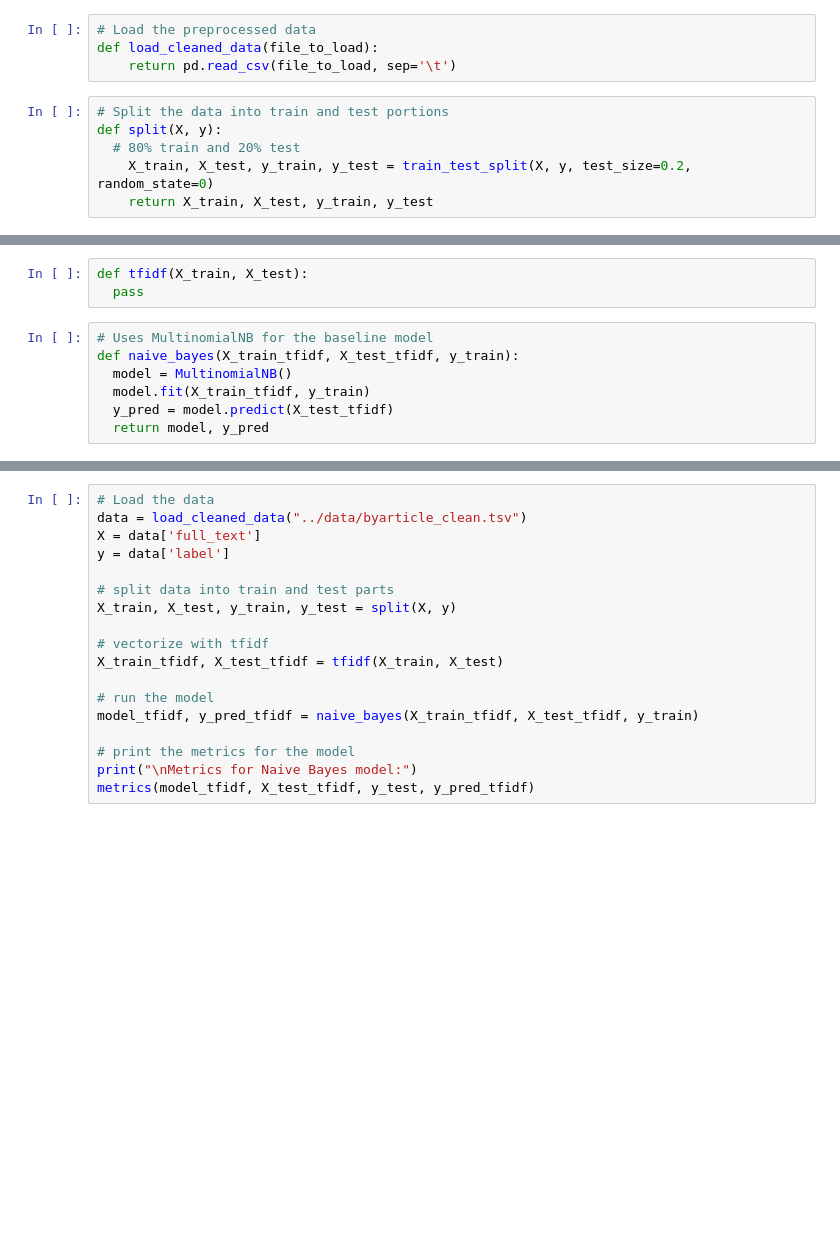
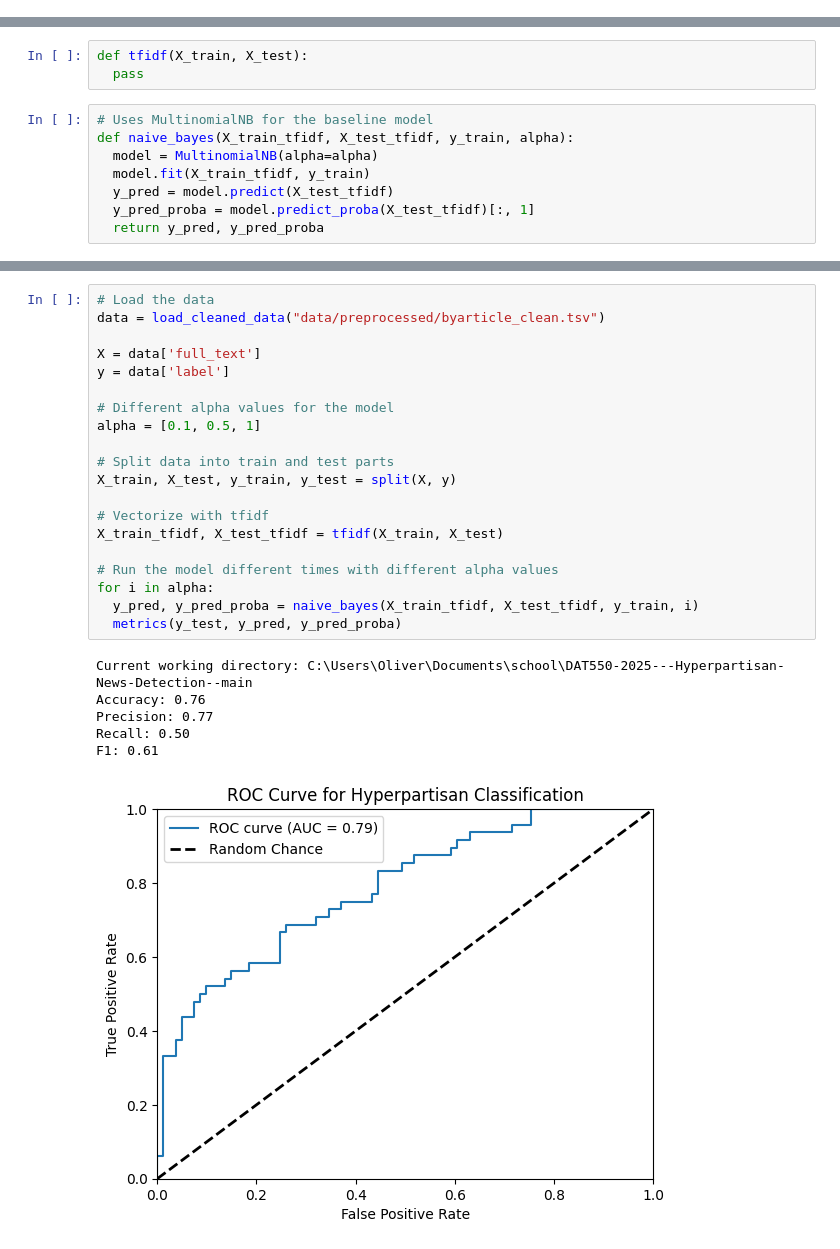
Before and after one commit to badaa002/DAT550-2025---Hyperpartisan-News-Detection-, a Jupyter notebook: notebooks/NaiveBayesModel.ipynb, the cells around one changed output, grey strips where cells are left out. Drawn from its saved outputs; the diff is of its cells as text; blank space fills up the shorter version.

```diff
--- a/notebooks/NaiveBayesModel.ipynb
+++ b/notebooks/NaiveBayesModel.ipynb
@@ -7,10 +0,0 @@ import pandas as pd
-# %%
-# Load the preprocessed data
-def load_cleaned_data(file_to_load):
-    return pd.read_csv(file_to_load, sep='\t')
-# %%
-# Split the data into train and test portions
-def split(X, y):
-  # 80% train and 20% test
-    X_train, X_test, y_train, y_test = train_test_split(X, y, test_size=0.2, random_state=0)
-    return X_train, X_test, y_train, y_test
@@ -19,8 +6,9 @@ def tfidf(X_train, X_test):
   pass
 # %%
 # Uses MultinomialNB for the baseline model
-def naive_bayes(X_train_tfidf, X_test_tfidf, y_train):
-  model = MultinomialNB()
+def naive_bayes(X_train_tfidf, X_test_tfidf, y_train, alpha):
+  model = MultinomialNB(alpha=alpha)
   model.fit(X_train_tfidf, y_train)
   y_pred = model.predict(X_test_tfidf)
-  return model, y_pred
+  y_pred_proba = model.predict_proba(X_test_tfidf)[:, 1]
+  return y_pred, y_pred_proba
@@ -56,18 +15,27 @@ def metrics(model, X_test, y_test, y_pred):
 # %%
 # Load the data
-data = load_cleaned_data("../data/byarticle_clean.tsv")
+data = load_cleaned_data("data/preprocessed/byarticle_clean.tsv")
+
 X = data['full_text']
 y = data['label']
 
-# split data into train and test parts
+# Different alpha values for the model
+alpha = [0.1, 0.5, 1]
+
+# Split data into train and test parts
 X_train, X_test, y_train, y_test = split(X, y)
 
-# vectorize with tfidf
+# Vectorize with tfidf
 X_train_tfidf, X_test_tfidf = tfidf(X_train, X_test)
 
-# run the model
-model_tfidf, y_pred_tfidf = naive_bayes(X_train_tfidf, X_test_tfidf, y_train)
-
-# print the metrics for the model
-print("\nMetrics for Naive Bayes model:")
-metrics(model_tfidf, X_test_tfidf, y_test, y_pred_tfidf)
+# Run the model different times with different alpha values
+for i in alpha:
+  y_pred, y_pred_proba = naive_bayes(X_train_tfidf, X_test_tfidf, y_train, i)
+  metrics(y_test, y_pred, y_pred_proba)
+# %% [output]
+Current working directory: C:\Users\Oliver\Documents\school\DAT550-2025---Hyperpartisan-News-Detection--main
+Accuracy: 0.76
+Precision: 0.77
+Recall: 0.50
+F1: 0.61
+[figure, added]
```
Also changed, not shown: parts of 4 cells of this notebook.
